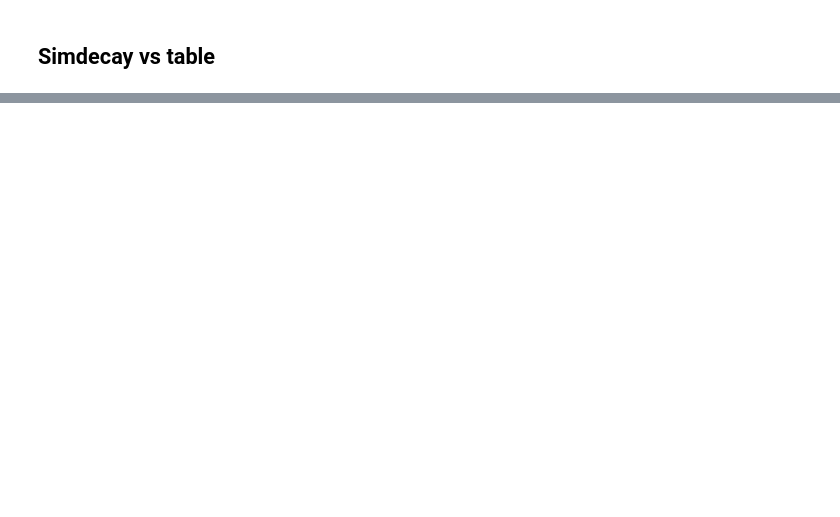
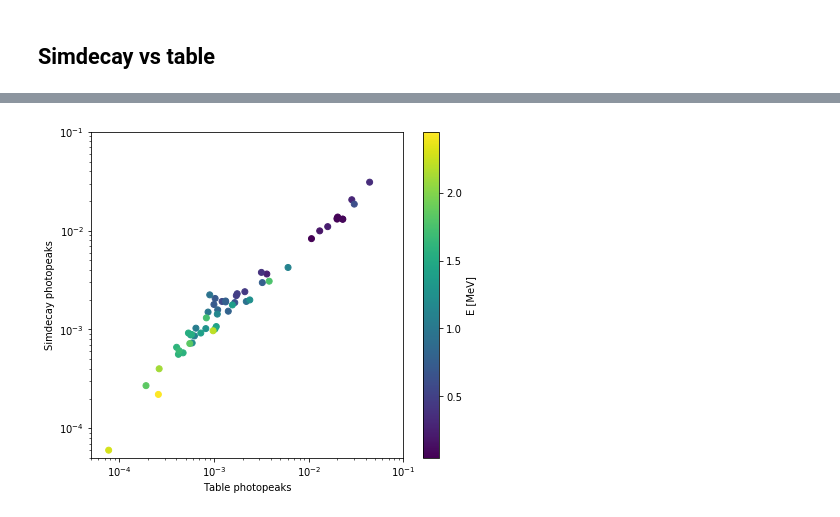
Before and after one commit to Balazzs/HPGECalorimeter, a Jupyter notebook: Analysis.ipynb, the cells around one changed output, grey strips where cells are left out. Saved outputs shown, nothing was run; the diff lists cells and outputs as text; code cells hidden in the pictures; blank space fills up the shorter version.

```diff
--- a/Analysis.ipynb
+++ b/Analysis.ipynb
@@ -913,0 +912,15 @@ Text(0, 0.5, 'Simdecay photopeaks')
+# %%
+plt.figure(figsize=(7,6))
+plt.scatter(count_hit_ratio_around_peaks(data_table_real_0["Energy"])[:, 1],
+            count_hit_ratio_around_peaks(data_simdecay_real_0["Energy"])[:, 1],
+            c=table["E_MeV"])
+plt.xscale("log")
+plt.yscale("log")
+plt.xlim(5e-5, 1e-1)
+plt.ylim(5e-5, 1e-1)
+plt.xlabel("Table photopeaks")
+plt.ylabel("Simdecay photopeaks")
+bar = plt.colorbar()
+bar.set_label("E [MeV]")
+# %% [output]
+[figure, added]
```
Also changed, not shown: parts of 11 cells of this notebook.
